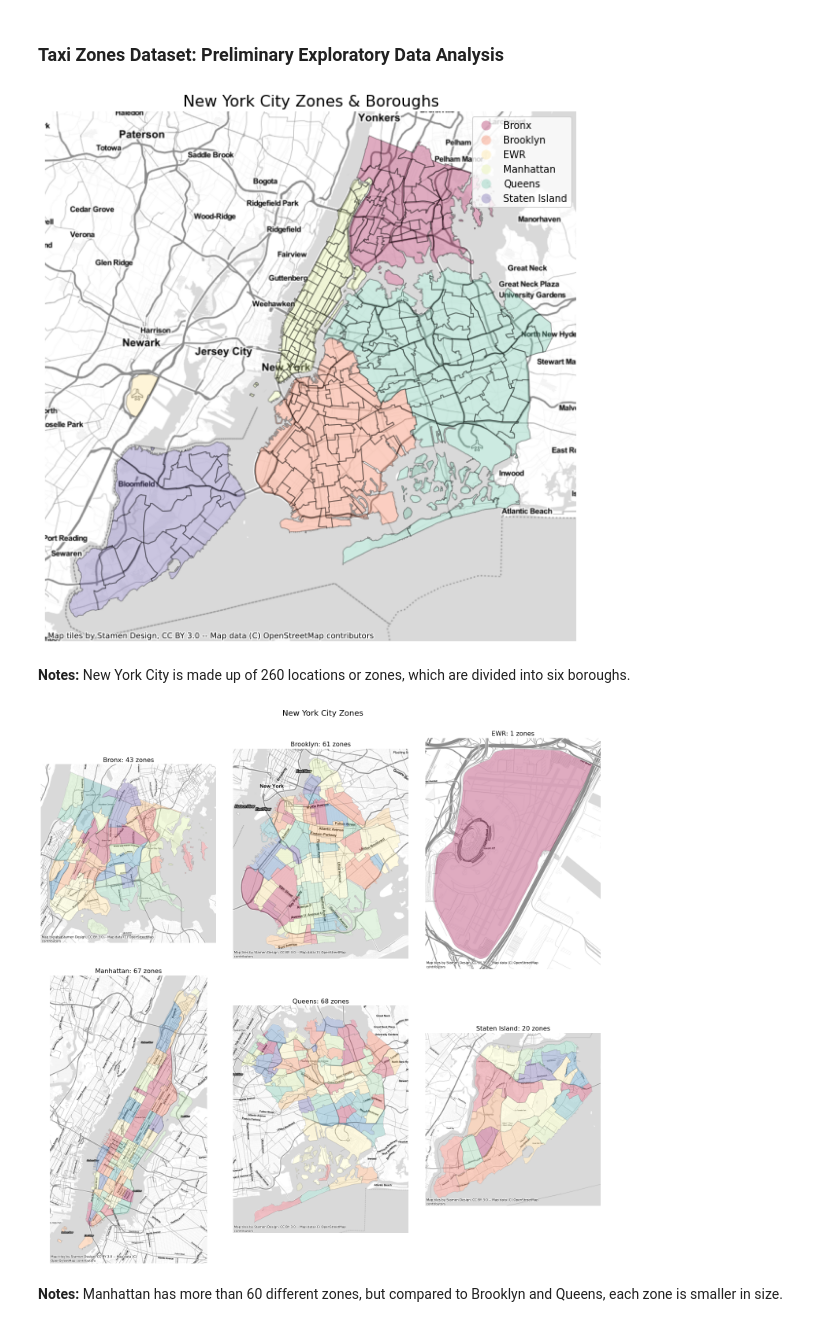
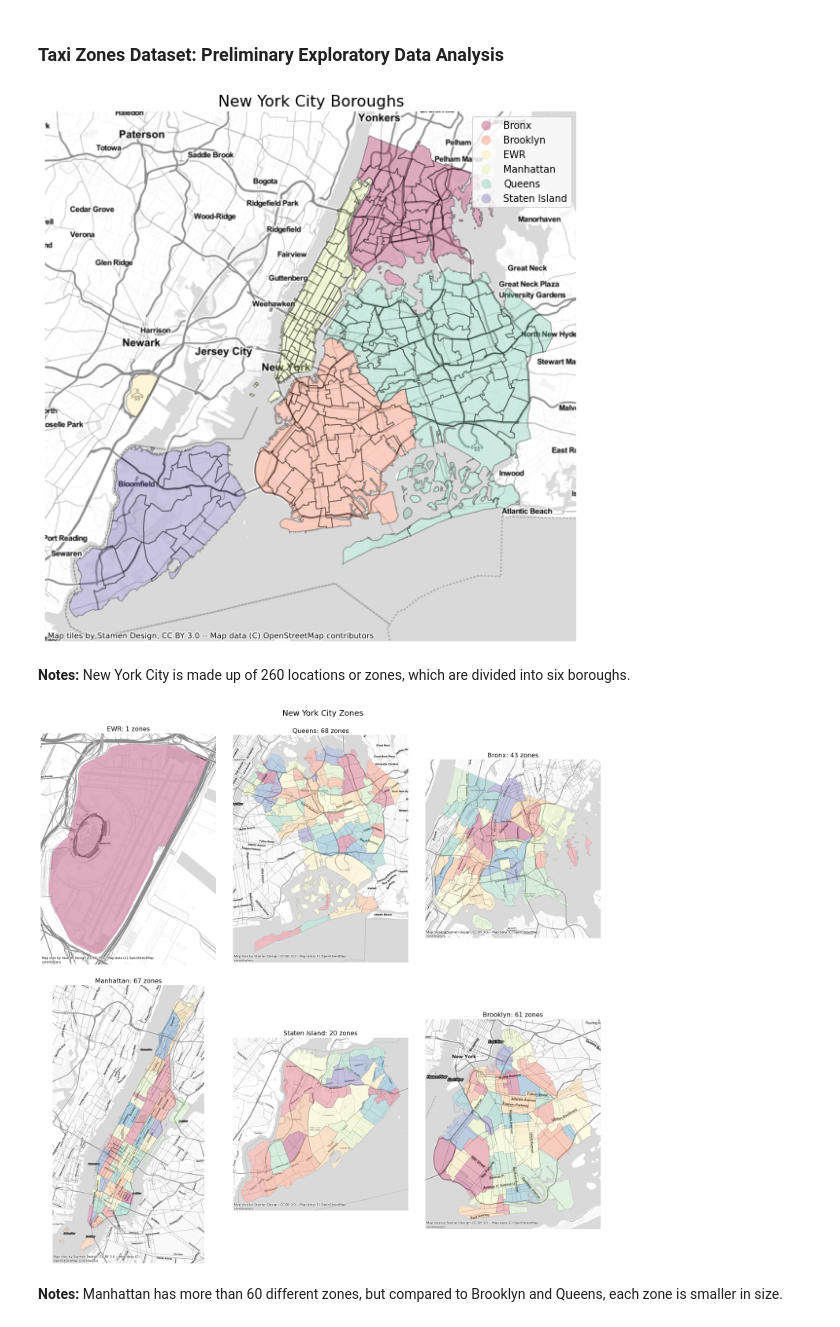
Before and after one commit to strickert/EPFL_ML, a Jupyter notebook: 01-data_preparation_I.ipynb, the cells around one changed output. Saved outputs shown, nothing was run; the diff lists cells and outputs as text; code cells hidden in the pictures.

```diff
--- a/01-data_preparation_I.ipynb
+++ b/01-data_preparation_I.ipynb
@@ -712,6 +726,0 @@ Before we proceed with feature engineering, binning and encoding, we first need
-# %%
-# Import taxi zone data set
-zones_df = gpd.read_file(r"data/raw/zones.geojson").to_crs(epsg=3857)
-
-# Display the first five rows of the data frame
-zones_df.head()
@@ -775,0 +819,23 @@ zones_df.head()
+# %%
+# Merge zones into boroughs
+borough_df = zones_df.dissolve(by="borough")
+
+# Create a new column containing the centroid of the boroughs
+borough_df["borough_centroid"] = borough_df.centroid
+
+# Create a new column containing the y coordinate of the boroughs' centroid
+borough_df["borough_latitude"] = borough_df["borough_centroid"].y
+
+# Create a new column containing the x coordinate of the boroughs' centroid
+borough_df["borough_longitude"] = borough_df["borough_centroid"].x
+
+# Add the borough data to the zones dataset
+zones_df = pd.merge(
+    zones_df,
+    borough_df[["BoroughID", "borough_latitude", "borough_longitude"]],
+    how="left",
+    on="BoroughID",
+)
+
+# Display the first five rows of the data frame
+zones_df.head()
@@ -787,14 +854,20 @@ fig, axe = plt.subplots(figsize=(10, 10))
 
 # Generate the map
 zones_df.plot(
-    column="borough", ax=axe, alpha=0.33, cmap="Spectral", edgecolor="k", legend=True
+    column="borough",
+    ax=axe,
+    alpha=0.33,
+    cmap="Spectral",
+    edgecolor="k",
+    legend=True
 )
+
 
 # Add a base map of New York City
 ctx.add_basemap(axe, source=ctx.providers.Stamen.TonerLite)
 
 # Define the title of the map
-axe.set_title("New York City Zones & Boroughs", fontsize=16)
+axe.set_title("New York City Boroughs", fontsize=16)
 
 # Remove axes
 axe.set_axis_off()
@@ -802,33 +875,35 @@ axe.set_axis_off()
 # Display the plot
 plt.show()
 # %% [output]
-[figure, old version]
+[figure, new version]
 # %% [markdown]
 **Notes:** New York City is made up of 260 locations or zones, which are divided into six boroughs.
 # %%
 # Create a figure with one row and one column
 fig, axes = plt.subplots(nrows=2, ncols=3, figsize=(20, 20))
 
 # Generate the map
-for ax, borough in zip(axes.ravel(), nyc_boroughs):
-    borough_df = zones_df.loc[zones_df.borough == borough]
-    borough_df.plot(column="zone", cmap="Spectral", ax=ax, alpha=0.33, edgecolor="grey")
-    ax.set_title(f"{borough}: {len(borough_df.zone.unique())} zones", fontsize=16)
+for ax, borough in zip(axes.ravel(), zones_df["borough"].unique()):
+    zones_borough = zones_df.loc[zones_df.borough == borough]
+    zones_borough.plot(
+        column="zone", cmap="Spectral", ax=ax, alpha=0.33, edgecolor="grey"
+    )
+    ax.set_title(f"{borough}: {len(zones_borough.zone.unique())} zones", fontsize=16)
     ax.set_axis_off()
 
     # Add a base map of New York City
     ctx.add_basemap(ax, source=ctx.providers.Stamen.TonerLite)
 
 # Define the title of the plot
 fig.suptitle("New York City Zones", fontsize=20)
 
 # Adjust the padding between and around subplots
 fig.tight_layout(pad=0.5, w_pad=0.5)
 
 # Display the figure
 plt.show()
 # %% [output]
-[figure, old version]
+[figure, new version]
 # %% [markdown]
 **Notes:**  Manhattan has more than 60 different zones, but compared to Brooklyn and Queens, each zone is smaller in size.
 # %% [markdown]
```
Also changed, not shown: parts of 20 cells of this notebook, 11 other files.
